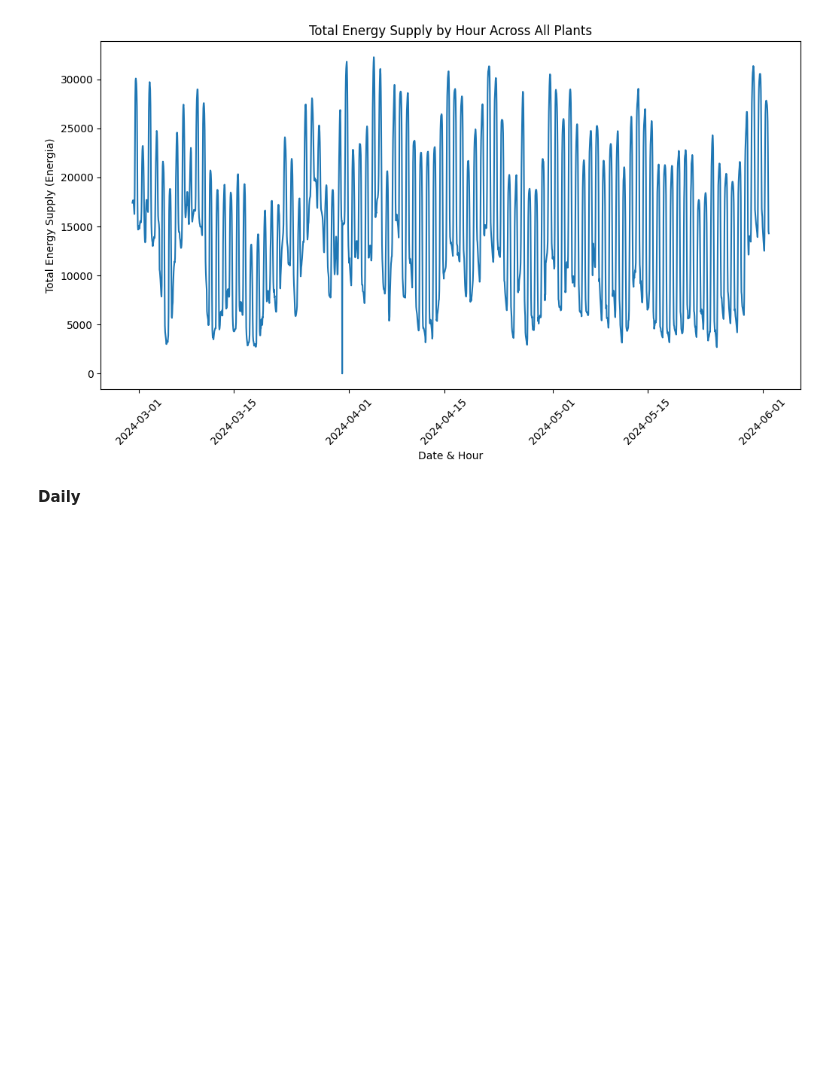
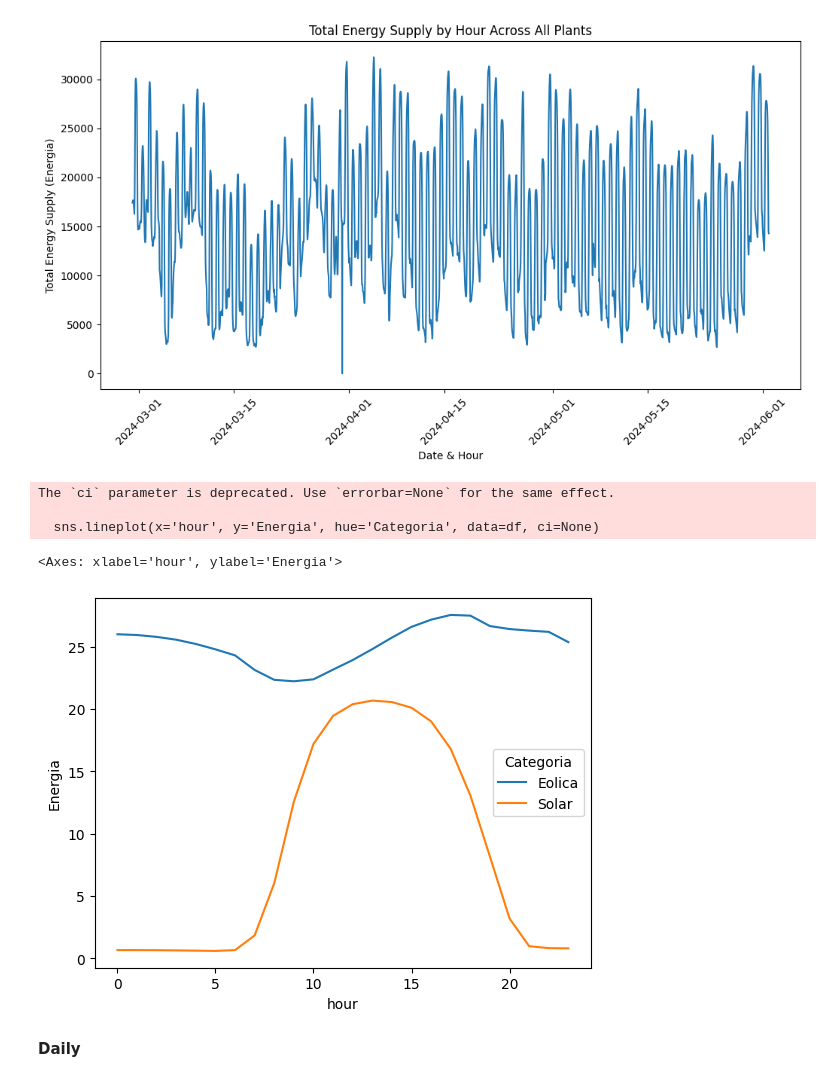
Before and after one commit to apayne185/electricity-forecast-spain, a Jupyter notebook: anna_c1.ipynb, the cells around one changed output. Cells and saved outputs as stored; diff of their text form; code cells hidden in the pictures; blank space fills up the shorter version.

```diff
--- a/anna_c1.ipynb
+++ b/anna_c1.ipynb
@@ -391,3 +429,11 @@ plt.xticks(rotation=45)
 plt.show()
 # %% [output]
 [figure]
+# %%
+sns.lineplot(x='hour', y='Energia', hue='Categoria', data=df, ci=None)
+# %% [output]
+The `ci` parameter is deprecated. Use `errorbar=None` for the same effect.
+
+  sns.lineplot(x='hour', y='Energia', hue='Categoria', data=df, ci=None)
+<Axes: xlabel='hour', ylabel='Energia'>
+[figure, added]
```
Also changed, not shown: parts of 16 cells of this notebook.
